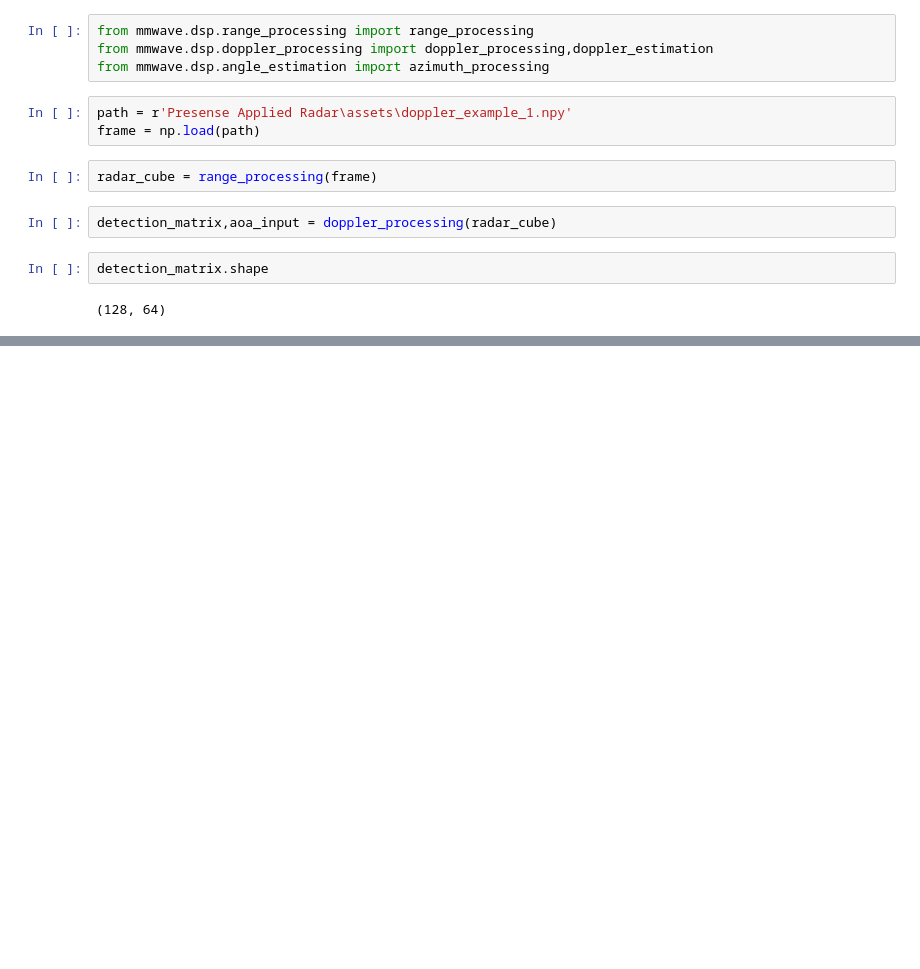
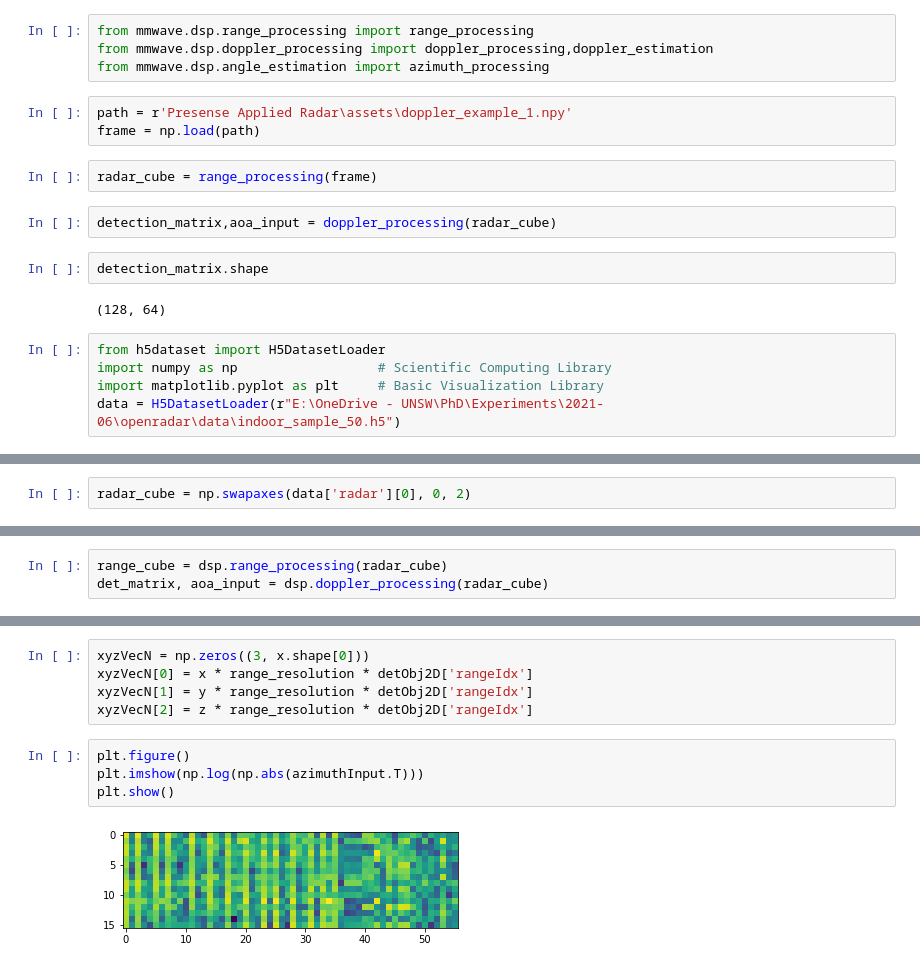
Before and after one commit to eyeris/OpenRadar, a Jupyter notebook: radar_testing.ipynb, the cells around one changed output, grey strips where cells are left out. Cells and saved outputs as stored; diff of their text form; blank space fills up the shorter version.

```diff
--- a/radar_testing.ipynb
+++ b/radar_testing.ipynb
@@ -165,3 +165,8 @@ detection_matrix,aoa_input = doppler_processing(radar_cube)
 detection_matrix.shape
 # %% [output]
 (128, 64)
+# %%
+from h5dataset import H5DatasetLoader
+import numpy as np                  # Scientific Computing Library
+import matplotlib.pyplot as plt     # Basic Visualization Library
+data = H5DatasetLoader(r"E:\OneDrive - UNSW\PhD\Experiments\2021-06\openradar\data\indoor_sample_50.h5")
@@ -167,0 +192,2 @@ detection_matrix.shape
+# %%
+radar_cube = np.swapaxes(data['radar'][0], 0, 2)
@@ -167,0 +198,3 @@ detection_matrix.shape
+# %%
+range_cube = dsp.range_processing(radar_cube)
+det_matrix, aoa_input = dsp.doppler_processing(radar_cube)
@@ -167,0 +253,11 @@ detection_matrix.shape
+# %%
+xyzVecN = np.zeros((3, x.shape[0]))
+xyzVecN[0] = x * range_resolution * detObj2D['rangeIdx']
+xyzVecN[1] = y * range_resolution * detObj2D['rangeIdx']
+xyzVecN[2] = z * range_resolution * detObj2D['rangeIdx']
+# %%
+plt.figure()
+plt.imshow(np.log(np.abs(azimuthInput.T)))
+plt.show()
+# %% [output]
+[figure, added]
```
Also changed, not shown: parts of 7 cells of this notebook, 45 other files.
